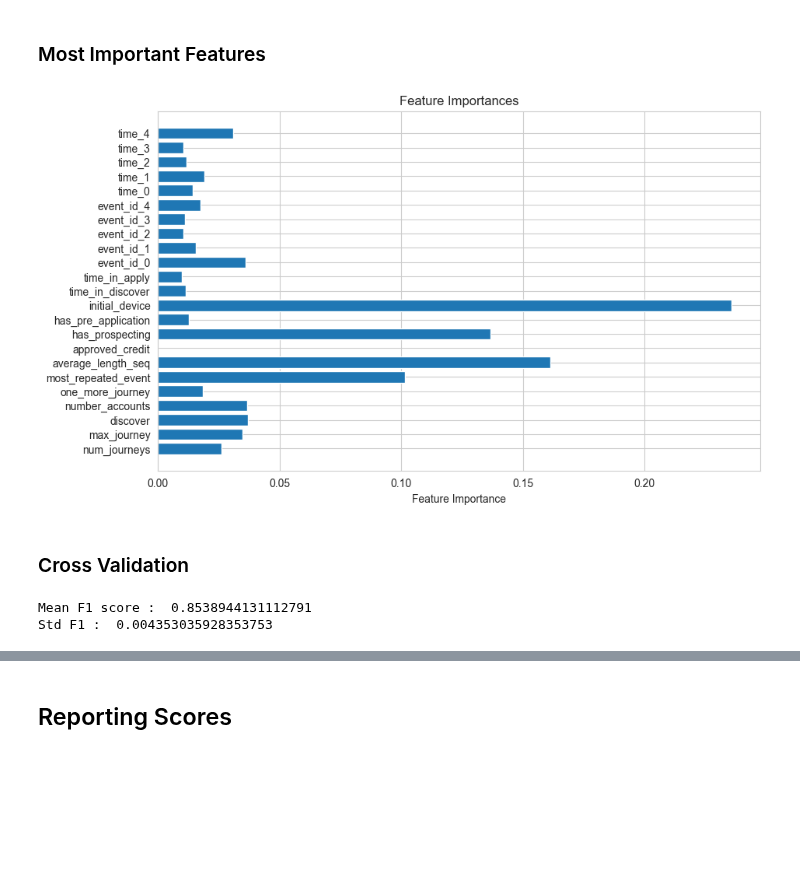
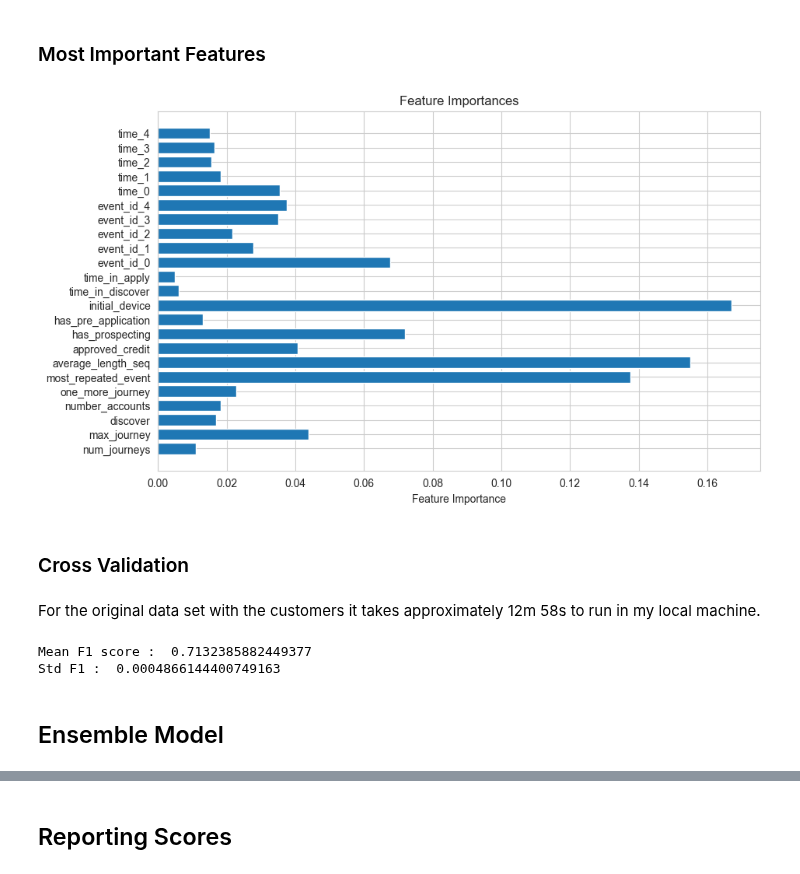
Before and after one commit to taroii/STATSM148, a Jupyter notebook: Python-Files/XGBoost-FinalModel.ipynb, the cells around one changed output, grey strips where cells are left out. Drawn from its saved outputs; the diff is of its cells as text; code cells hidden in the pictures; blank space fills up the shorter version.

Commit message:
ensemble method added

```diff
--- a/Python-Files/XGBoost-FinalModel.ipynb
+++ b/Python-Files/XGBoost-FinalModel.ipynb
@@ -207,5 +231,5 @@ col_name = 'first_' + str(number_events_fixed) +'_events'
 # Embed event id sequence into smaller dimension
 event_id = df[col_name]
 event_id = torch.tensor(event_id.to_list()).float()
-emb = Embedding(4, number_events_fixed)
+emb = Embedding(5, number_events_fixed)
 event_id = emb(event_id)
@@ -325,7 +353,7 @@ Name: count, dtype: int64
 In this case we want the target to be **order_ships** as this is how we are defining a customer journey as successful or not.
 # %%
 # Setting the dataset we are using to train-test the model
-df_final = df_sampled
+df_final = new_dfx
 df_final['order_ships'].value_counts()
 # %% [output]
 order_ships
@@ -444,8 +472,8 @@ best = fmin(fn=lambda space: hyperparameter_tuning(space,
             space=options,
             algo=tpe.suggest,
             max_evals=50,
-            trials=trials,
-            ) #timeout=60*5 # 5 minutos de tiempo de ejecución
+            trials=trials,#)
+            timeout=60*8) # 5 minutos de tiempo de ejecución
 
 best
 # %% [output]
@@ -464,7 +515,8 @@ best['max_depth'] = int(best['max_depth'])
 
 # Train the model
 xgb = XGBClassifier(**best,
-                    n_estimators=100)
+                    n_estimators=100,
+                    random_state = 2024)
 xgb.fit(X_train, y_train)
 
 # Predictions
@@ -516,34 +568,38 @@ plt.show()
 # %% [markdown]
 ### Most Important Features
 # %%
-# Train the model
-xgb = XGBClassifier(**best,
-                    random_state=2024)
-xgb.fit(X_train,y_train)
+# # Train the model
+# xgb = XGBClassifier(**best,
+#                     random_state=2024)
+# xgb.fit(X_train,y_train)
 
 # Columns
 x = list(df_final.drop(columns=['order_ships']).columns)
 x = [str(x_i) for x_i in x]
 
 # Plot the feature importances
 plt.figure(figsize=(10, 6))
 plt.barh(x, xgb.feature_importances_)
 plt.xlabel('Feature Importance')
 plt.title('Feature Importances')
 plt.show()
 # %% [output]
-[figure, old version]
+[figure, new version]
 # %% [markdown]
 ### Cross Validation
+# %% [markdown]
+For the original data set with the customers it takes approximately 12m 58s to run in my local machine.
 # %%
 # Model
 xgb = XGBClassifier(**best, n_estimators=100)
 
 cv = StratifiedKFold(n_splits=5, shuffle=True, random_state=2024)
-scores = cross_val_score(xgb, X_train, y_train, cv=cv, scoring='f1')
+scores = cross_val_score(xgb, X, y, cv=cv, scoring='accuracy')
 
 print('Mean F1 score : ', scores.mean())
 print('Std F1 : ', scores.std())
 # %% [output]
-Mean F1 score :  0.8538944131112791
-Std F1 :  0.004353035928353753
+Mean F1 score :  0.7132385882449377
+Std F1 :  0.0004866144400749163
+# %% [markdown]
+## Ensemble Model
```
Also changed, not shown: parts of 32 cells of this notebook.
